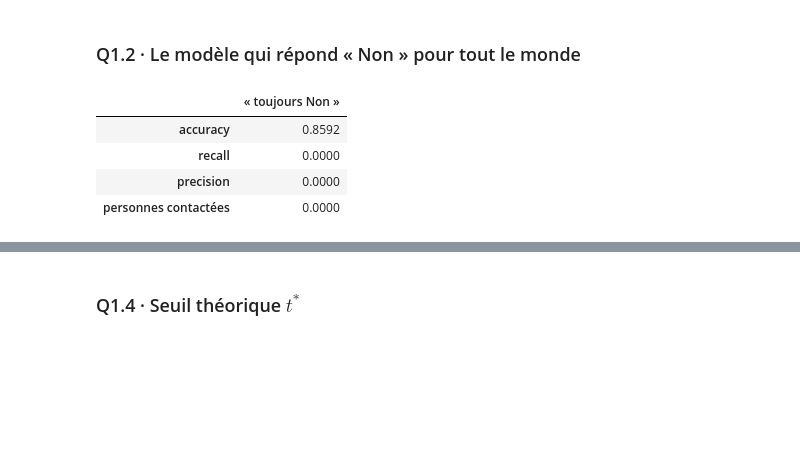
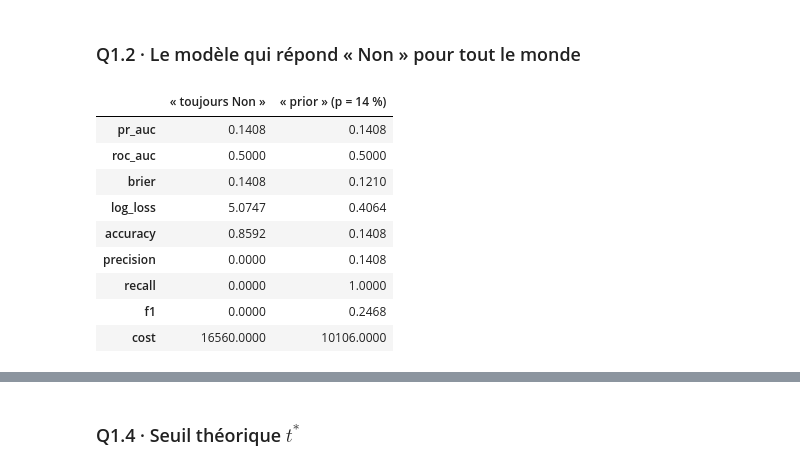
Before and after one commit to kmache/financial-inclusion-africa, a Jupyter notebook: notebooks/01_exploration.ipynb, the cells around one changed output, grey strips where cells are left out. Drawn from its saved outputs; the diff is of its cells as text; code cells hidden in the pictures; blank space fills up the shorter version.

Commit message:
Étape 1 : métriques complémentaires (précision, recall, log-loss, rapport de classification)

```diff
--- a/notebooks/01_exploration.ipynb
+++ b/notebooks/01_exploration.ipynb
@@ -71,22 +75,25 @@ Prévalence de la classe positive : 14.08%
 - **Type de problème** : **classification binaire supervisée, déséquilibrée** (environ 1 positif pour 6 négatifs). On attend du modèle des **probabilités** et pas seulement une étiquette, parce que les deux usages métier en ont besoin : un seuil fondé sur les coûts pour KaziPay et une somme de probabilités pour la banque centrale.
 # %% [markdown]
 ### Q1.2 · Le modèle qui répond « Non » pour tout le monde
-# %%
-X, y = df.drop(columns=config.TARGET), df[config.TARGET]
-dummy = DummyClassifier(strategy="most_frequent").fit(X, y)
-y_pred = dummy.predict(X)
-
-pd.Series(
-    {
-        "accuracy": accuracy_score(y, y_pred),
-        "recall": recall_score(y, y_pred),
-        "precision": precision_score(y, y_pred, zero_division=0),
-        "personnes contactées": int(y_pred.sum()),
-    }
-).to_frame("« toujours Non »")
-# %% [output]
-|  | « toujours Non » |
-| accuracy | 0.8592 |
-| recall | 0.0000 |
-| precision | 0.0000 |
-| personnes contactées | 0.0000 |
+# %%
+X, y = df.drop(columns=config.TARGET), df[config.TARGET]
+t_star = theoretical_threshold(config.COST_FP, config.COST_FN)
+
+# Deux baselines : « toujours Non » (proba 0 pour tous) et « prior » (proba = prévalence pour tous)
+baselines = {
+    "« toujours Non »": DummyClassifier(strategy="most_frequent"),
+    "« prior » (p = 14 %)": DummyClassifier(strategy="prior"),
+}
+proba = {name: m.fit(X, y).predict_proba(X)[:, 1] for name, m in baselines.items()}
+pd.DataFrame({name: classification_metrics(y, p, t_star) for name, p in proba.items()})
+# %% [output]
+|  | « toujours Non » | « prior » (p = 14 %) |
+| pr_auc | 0.1408 | 0.1408 |
+| roc_auc | 0.5000 | 0.5000 |
+| brier | 0.1408 | 0.1210 |
+| log_loss | 5.0747 | 0.4064 |
+| accuracy | 0.8592 | 0.1408 |
+| precision | 0.0000 | 0.1408 |
+| recall | 0.0000 | 1.0000 |
+| f1 | 0.0000 | 0.2468 |
+| cost | 16560.0000 | 10106.0000 |
```
Also changed, not shown: parts of 5 cells of this notebook, 2 other files.
